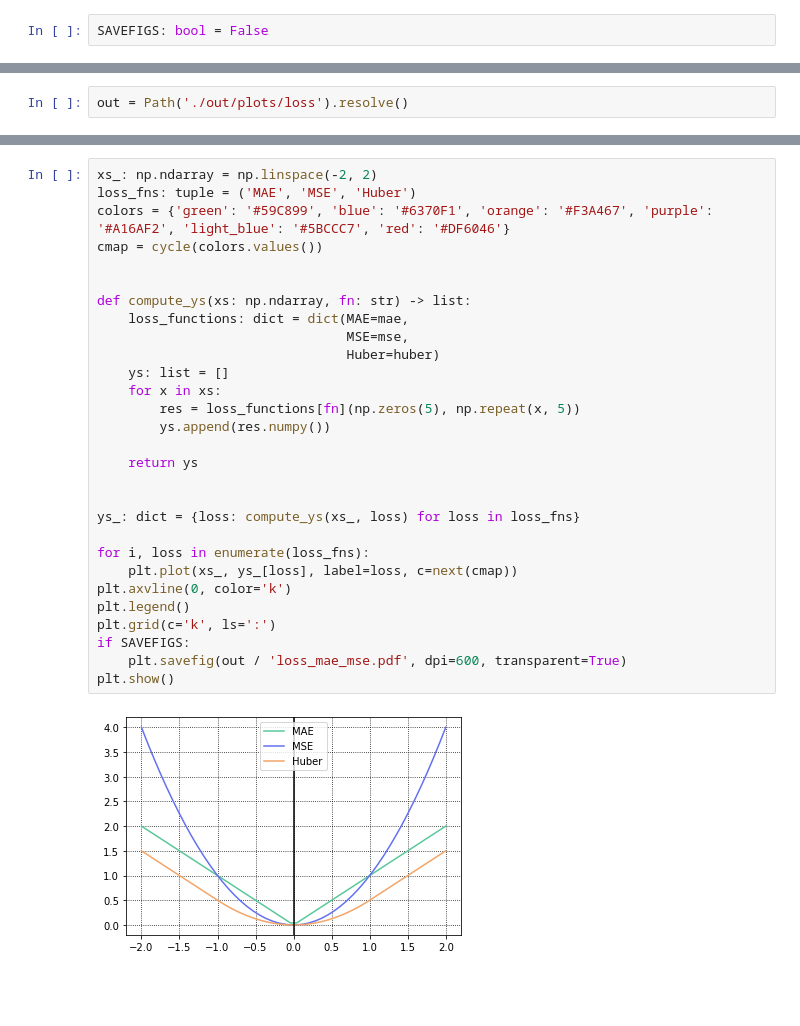
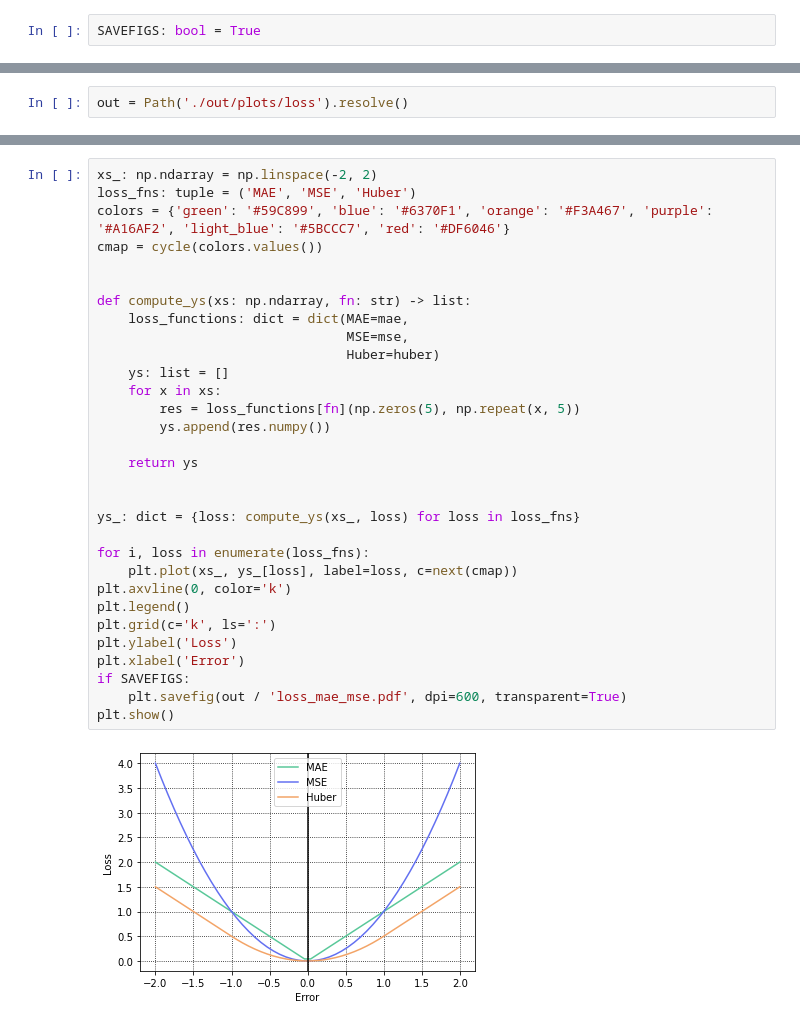
Before and after one commit to kbantoec/deep_learning, a Jupyter notebook: tf2/loss_functions.ipynb, the cells around one changed output, grey strips where cells are left out. Drawn from its saved outputs; the diff is of its cells as text; blank space fills up the shorter version.

Commit message:
Added ylabel and xlabel

```diff
--- a/tf2/loss_functions.ipynb
+++ b/tf2/loss_functions.ipynb
@@ -8,7 +8,7 @@ from tensorflow.keras.losses import mae, mse, huber
 import numpy as np
 import matplotlib.pyplot as plt
 # %%
-SAVEFIGS: bool = False
+SAVEFIGS: bool = True
 # %%
 print(f"Python version: {sys.version}")
 print(f"TensorFlow version: {tf.__version__}")
@@ -42,31 +42,33 @@ dir(tf.keras.losses)
 # %%
 xs_: np.ndarray = np.linspace(-2, 2)
 loss_fns: tuple = ('MAE', 'MSE', 'Huber')
 colors = {'green': '#59C899', 'blue': '#6370F1', 'orange': '#F3A467', 'purple': '#A16AF2', 'light_blue': '#5BCCC7', 'red': '#DF6046'}
 cmap = cycle(colors.values())
 
 
 def compute_ys(xs: np.ndarray, fn: str) -> list:
     loss_functions: dict = dict(MAE=mae,
                                 MSE=mse,
                                 Huber=huber)
     ys: list = []
     for x in xs:
         res = loss_functions[fn](np.zeros(5), np.repeat(x, 5))
         ys.append(res.numpy())
 
     return ys
 
 
 ys_: dict = {loss: compute_ys(xs_, loss) for loss in loss_fns}
 
 for i, loss in enumerate(loss_fns):
     plt.plot(xs_, ys_[loss], label=loss, c=next(cmap))
 plt.axvline(0, color='k')
 plt.legend()
 plt.grid(c='k', ls=':')
+plt.ylabel('Loss')
+plt.xlabel('Error')
 if SAVEFIGS:
     plt.savefig(out / 'loss_mae_mse.pdf', dpi=600, transparent=True)
 plt.show()
 # %% [output]
-[figure, old version]
+[figure, new version]
```
